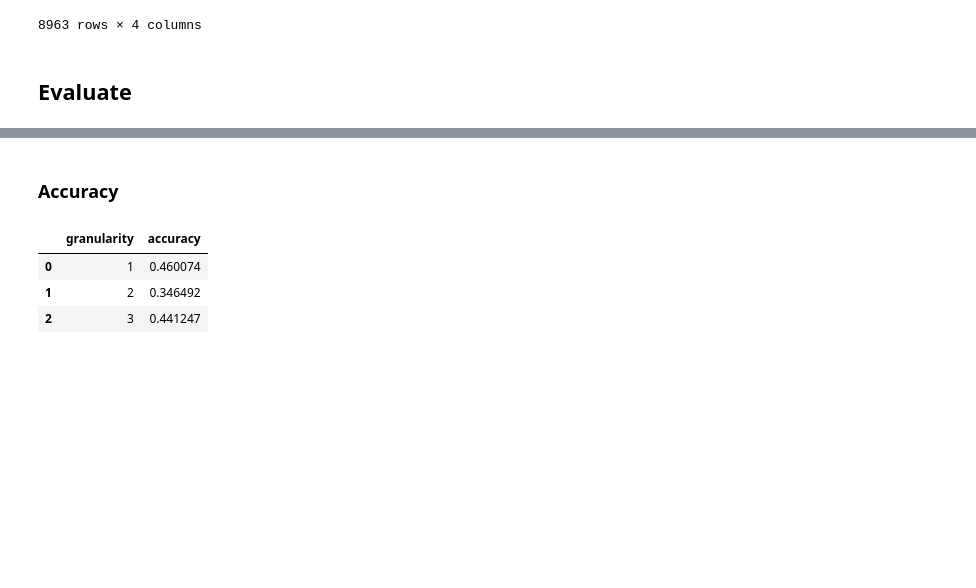
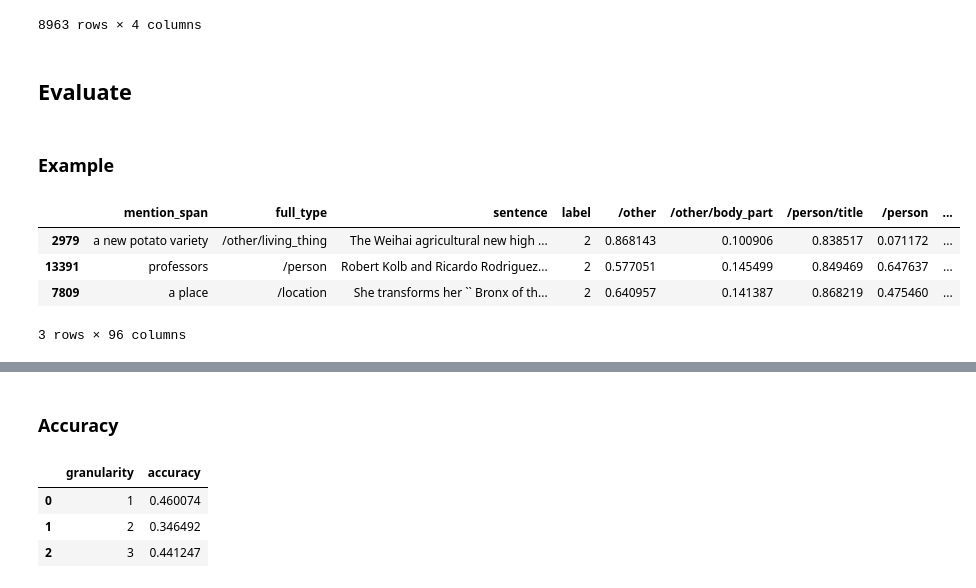
Before and after one commit to psaegert/nli-nec, a Jupyter notebook: dev/experimental/evaluate.ipynb, the cells around one changed output, grey strips where cells are left out. Cells and saved outputs as stored; diff of their text form; code cells hidden in the pictures; blank space fills up the shorter version.

```diff
--- a/dev/experimental/evaluate.ipynb
+++ b/dev/experimental/evaluate.ipynb
@@ -64,3 +64,5 @@ for i in [1, 2, 3]:
 
     # Add a new column which stores the predicted type (i.e. the the name of the column with the maximum probability)
     data_with_predictions.loc[granularity_mask, 'predicted_type'] = data_with_predictions.loc[granularity_mask, list(gran_types[i - 1]['full_type'])].idxmax(axis=1)
+# %% [markdown]
+### Example
@@ -66,0 +71,8 @@ for i in [1, 2, 3]:
+# %%
+data_with_predictions.loc[interesting_indices]
+# %% [output]
+|  | mention_span | full_type | sentence | label | /other | /other/body_part | /person/title | /person | ... |
+| 2979 | a new potato variety | /other/living_thing | The Weihai agricultural new high ... | 2 | 0.868143 | 0.100906 | 0.838517 | 0.071172 | ... |
+| 13391 | professors | /person | Robert Kolb and Ricardo Rodriguez... | 2 | 0.577051 | 0.145499 | 0.849469 | 0.647637 | ... |
+| 7809 | a place | /location | She transforms her `` Bronx of th... | 2 | 0.640957 | 0.141387 | 0.868219 | 0.475460 | ... |
+3 rows × 96 columns
```
Also changed, not shown: parts of 8 cells of this notebook, 1 other file.
